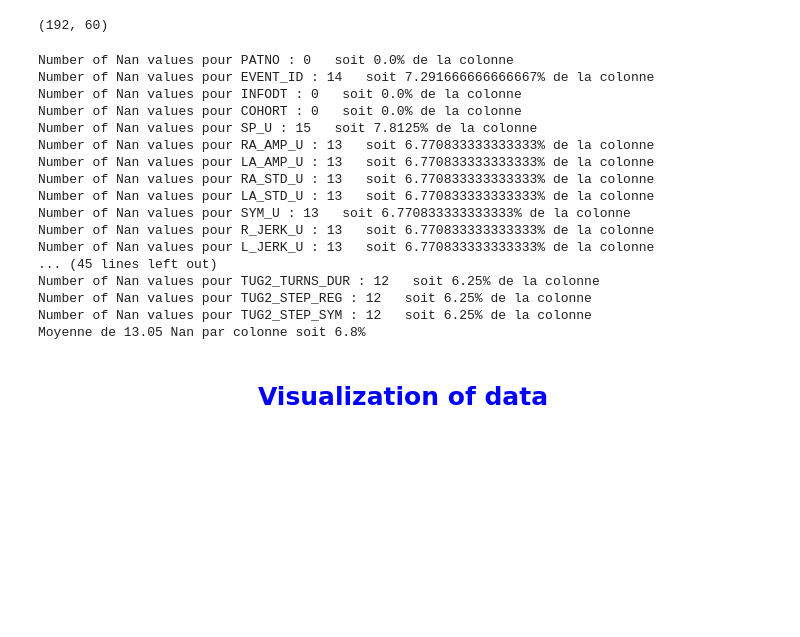
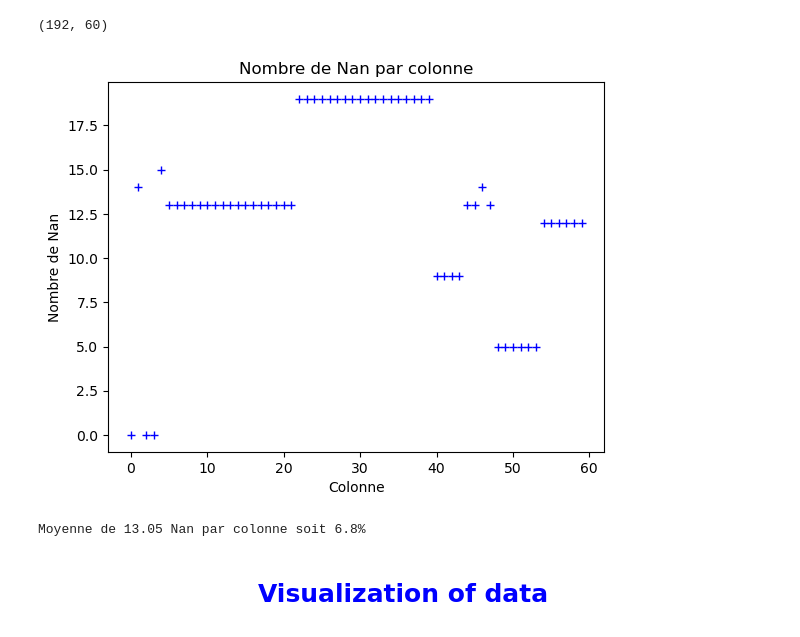
Before and after one commit to Ohm-T/Cassiopee, a Jupyter notebook: Gait Parkinson.ipynb, the cells around one changed output. Drawn from its saved outputs; the diff is of its cells as text; code cells hidden in the pictures; blank space fills up the shorter version.

```diff
--- a/Gait Parkinson.ipynb
+++ b/Gait Parkinson.ipynb
@@ -356,27 +356,16 @@ df_arm.shape
 # %%
 # Nan
 columns = df_arm.columns
 for i, x in enumerate(df_arm[columns].isnull().sum()):
-    print('Number of Nan values pour {} : {}   soit {}% de la colonne'.format(columns[i], x, x*100/192))
-
+    #print('Number of Nan values pour {} : {}   soit {}% de la colonne'.format(columns[i], x, x*100/192))
+    plt.plot(i, x, marker='+', color='blue')
+plt.xlabel('Colonne')
+plt.ylabel('Nombre de Nan')
+plt.title('Nombre de Nan par colonne')
+plt.show()
 print('Moyenne de {} Nan par colonne soit {}% '.format(np.mean(df_arm[columns].isnull().sum()), round(np.mean(df_arm[columns].isnull().sum())*100/192,2)))
 # %% [output]
+[figure, added]
-Number of Nan values pour PATNO : 0   soit 0.0% de la colonne
-Number of Nan values pour EVENT_ID : 14   soit 7.291666666666667% de la colonne
-Number of Nan values pour INFODT : 0   soit 0.0% de la colonne
-Number of Nan values pour COHORT : 0   soit 0.0% de la colonne
-Number of Nan values pour SP_U : 15   soit 7.8125% de la colonne
-Number of Nan values pour RA_AMP_U : 13   soit 6.770833333333333% de la colonne
-Number of Nan values pour LA_AMP_U : 13   soit 6.770833333333333% de la colonne
-Number of Nan values pour RA_STD_U : 13   soit 6.770833333333333% de la colonne
-Number of Nan values pour LA_STD_U : 13   soit 6.770833333333333% de la colonne
-Number of Nan values pour SYM_U : 13   soit 6.770833333333333% de la colonne
-Number of Nan values pour R_JERK_U : 13   soit 6.770833333333333% de la colonne
-Number of Nan values pour L_JERK_U : 13   soit 6.770833333333333% de la colonne
-... (45 lines left out)
-Number of Nan values pour TUG2_TURNS_DUR : 12   soit 6.25% de la colonne
-Number of Nan values pour TUG2_STEP_REG : 12   soit 6.25% de la colonne
-Number of Nan values pour TUG2_STEP_SYM : 12   soit 6.25% de la colonne
 Moyenne de 13.05 Nan par colonne soit 6.8%
 # %% [markdown]
 ### <p style='font-size:25px;text-align:center;color:Blue'> Visualization of data<p>
```
Also changed, not shown: parts of 13 cells of this notebook, 2 other files.
